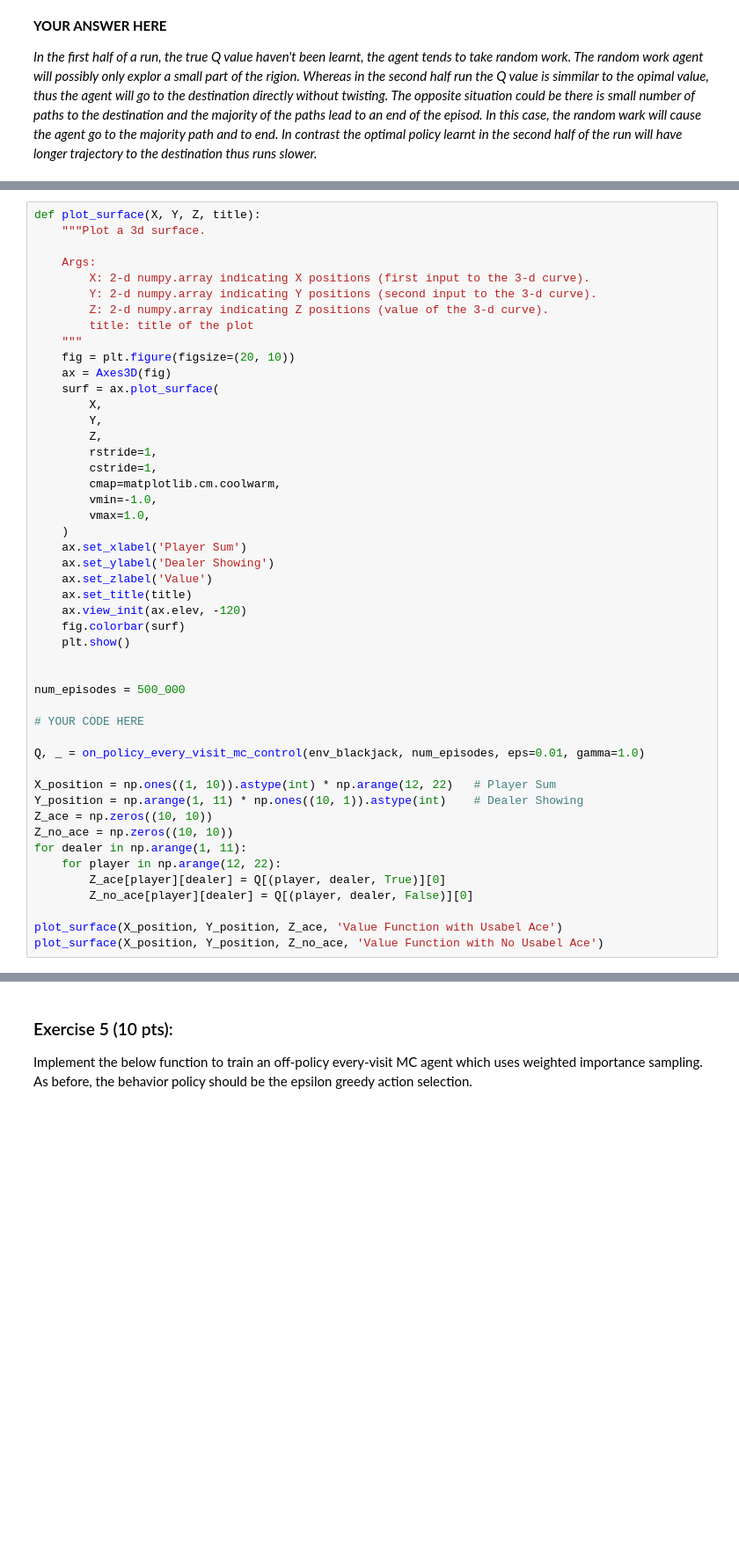
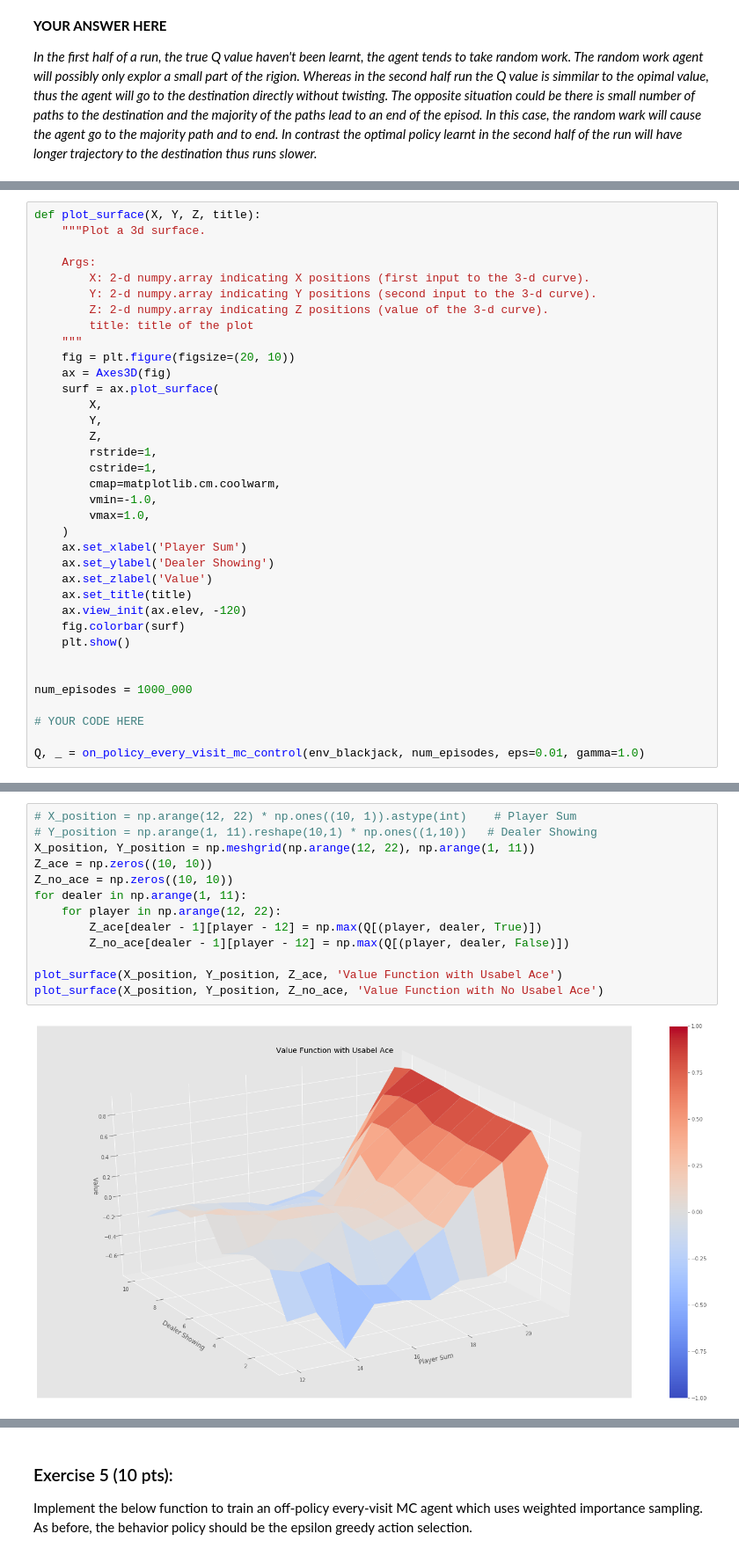
Before and after one commit to merchant98/Reninforcement-Learning, a Jupyter notebook: notebook_monte_carlo.ipynb, the cells around one changed output, grey strips where cells are left out. Shown at 88% size. Drawn from its saved outputs; the diff is of its cells as text; blank space fills up the shorter version.

```diff
--- a/notebook_monte_carlo.ipynb
+++ b/notebook_monte_carlo.ipynb
@@ -389,22 +369,10 @@ def plot_surface(X, Y, Z, title):
     plt.show()
 
 
-num_episodes = 500_000
+num_episodes = 1000_000
 
 # YOUR CODE HERE
 
 Q, _ = on_policy_every_visit_mc_control(env_blackjack, num_episodes, eps=0.01, gamma=1.0)
-
-X_position = np.ones((1, 10)).astype(int) * np.arange(12, 22)   # Player Sum
-Y_position = np.arange(1, 11) * np.ones((10, 1)).astype(int)    # Dealer Showing
-Z_ace = np.zeros((10, 10))
-Z_no_ace = np.zeros((10, 10))
-for dealer in np.arange(1, 11):
-    for player in np.arange(12, 22):
-        Z_ace[player][dealer] = Q[(player, dealer, True)][0]
-        Z_no_ace[player][dealer] = Q[(player, dealer, False)][0]
-
-plot_surface(X_position, Y_position, Z_ace, 'Value Function with Usabel Ace')
-plot_surface(X_position, Y_position, Z_no_ace, 'Value Function with No Usabel Ace')
 # %% [output]
 [interactive output not drawn]
@@ -411,0 +379,15 @@ IndexError: index 12 is out of bounds for axis 0 with size 10
+# %%
+# X_position = np.arange(12, 22) * np.ones((10, 1)).astype(int)    # Player Sum
+# Y_position = np.arange(1, 11).reshape(10,1) * np.ones((1,10))   # Dealer Showing
+X_position, Y_position = np.meshgrid(np.arange(12, 22), np.arange(1, 11))
+Z_ace = np.zeros((10, 10))
+Z_no_ace = np.zeros((10, 10))
+for dealer in np.arange(1, 11):
+    for player in np.arange(12, 22):
+        Z_ace[dealer - 1][player - 12] = np.max(Q[(player, dealer, True)])
+        Z_no_ace[dealer - 1][player - 12] = np.max(Q[(player, dealer, False)])
+
+plot_surface(X_position, Y_position, Z_ace, 'Value Function with Usabel Ace')
+plot_surface(X_position, Y_position, Z_no_ace, 'Value Function with No Usabel Ace')
+# %% [output]
+[figure, added]
```
Also changed, not shown: parts of 12 cells of this notebook.
